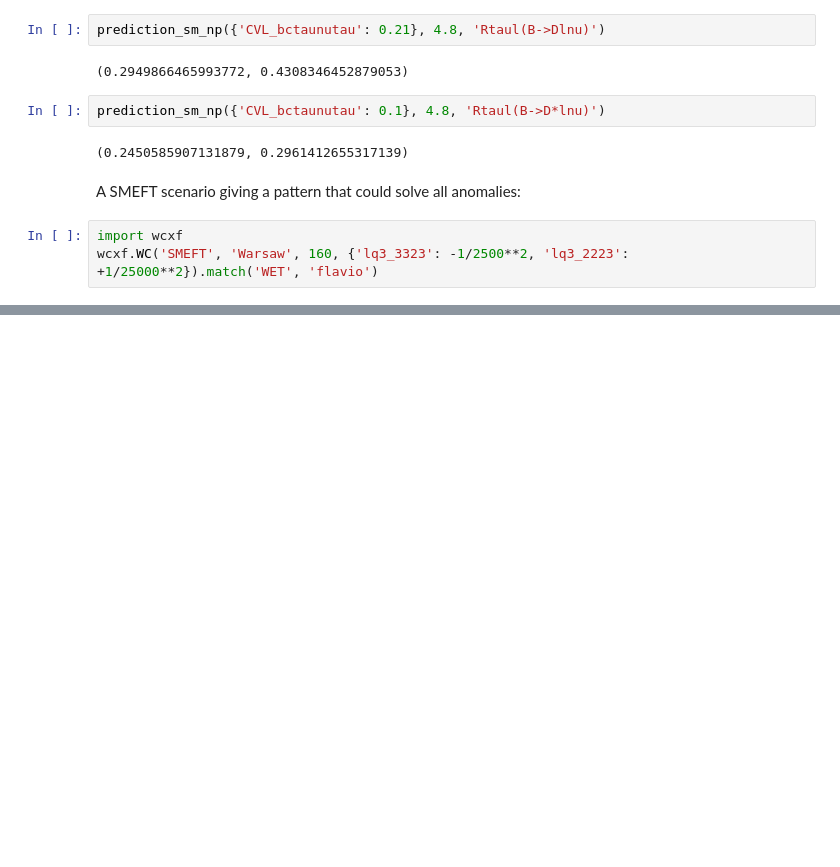
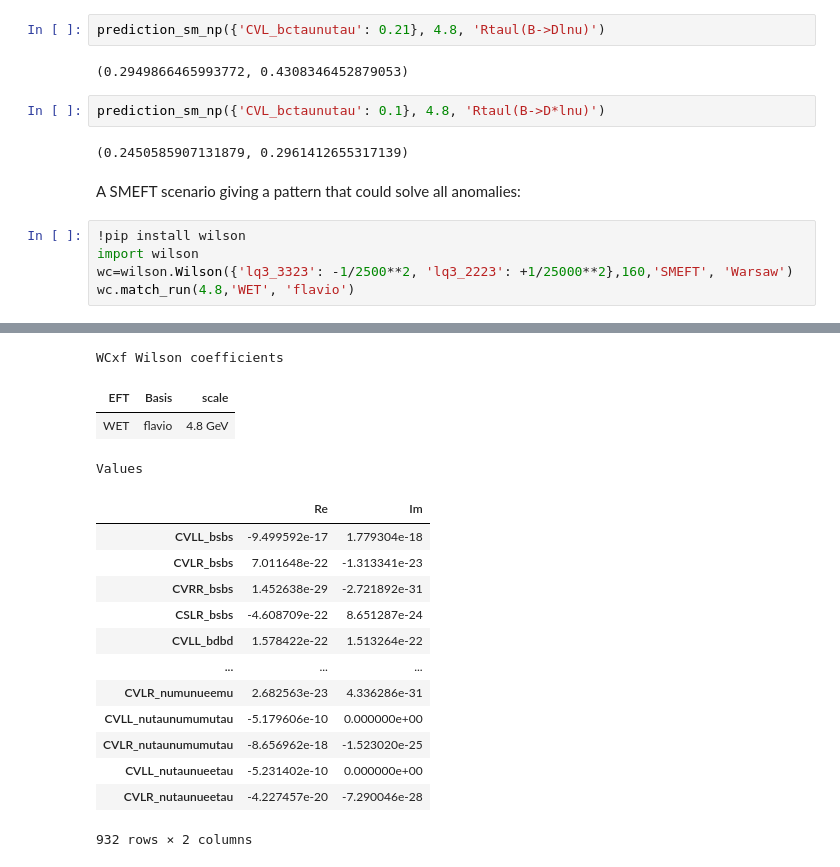
Before and after one commit to twyeh/highenergy, a Jupyter notebook: Solutions_to_Problems.ipynb, the cells around one changed output, grey strips where cells are left out. Saved outputs shown, nothing was run; the diff lists cells and outputs as text; blank space fills up the shorter version.

```diff
--- a/Solutions_to_Problems.ipynb
+++ b/Solutions_to_Problems.ipynb
@@ -145,6 +145,8 @@ prediction_sm_np({'CVL_bctaunutau': 0.1}, 4.8, 'Rtaul(B->D*lnu)')
 # %% [markdown]
 A SMEFT scenario giving a pattern that could solve all anomalies:
 # %%
-import wcxf
-wcxf.WC('SMEFT', 'Warsaw', 160, {'lq3_3323': -1/2500**2, 'lq3_2223': +1/25000**2}).match('WET', 'flavio')
+!pip install wilson
+import wilson
+wc=wilson.Wilson({'lq3_3323': -1/2500**2, 'lq3_2223': +1/25000**2},160,'SMEFT', 'Warsaw')
+wc.match_run(4.8,'WET', 'flavio')
 # %% [output]
@@ -151,0 +166,17 @@ ValueError: No matcher from EFT SMEFT in basis Warsaw to EFT WET in basis flavio
+WCxf Wilson coefficients
+| EFT | Basis | scale |
+| WET | flavio | 4.8 GeV |
+Values
+|  | Re | Im |
+| CVLL_bsbs | -9.499592e-17 | 1.779304e-18 |
+| CVLR_bsbs | 7.011648e-22 | -1.313341e-23 |
+| CVRR_bsbs | 1.452638e-29 | -2.721892e-31 |
+| CSLR_bsbs | -4.608709e-22 | 8.651287e-24 |
+| CVLL_bdbd | 1.578422e-22 | 1.513264e-22 |
+| ... | ... | ... |
+| CVLR_numunueemu | 2.682563e-23 | 4.336286e-31 |
+| CVLL_nutaunumumutau | -5.179606e-10 | 0.000000e+00 |
+| CVLR_nutaunumumutau | -8.656962e-18 | -1.523020e-25 |
+| CVLL_nutaunueetau | -5.231402e-10 | 0.000000e+00 |
+| CVLR_nutaunueetau | -4.227457e-20 | -7.290046e-28 |
+932 rows × 2 columns
```
Also changed, not shown: parts of 1 cell of this notebook.
